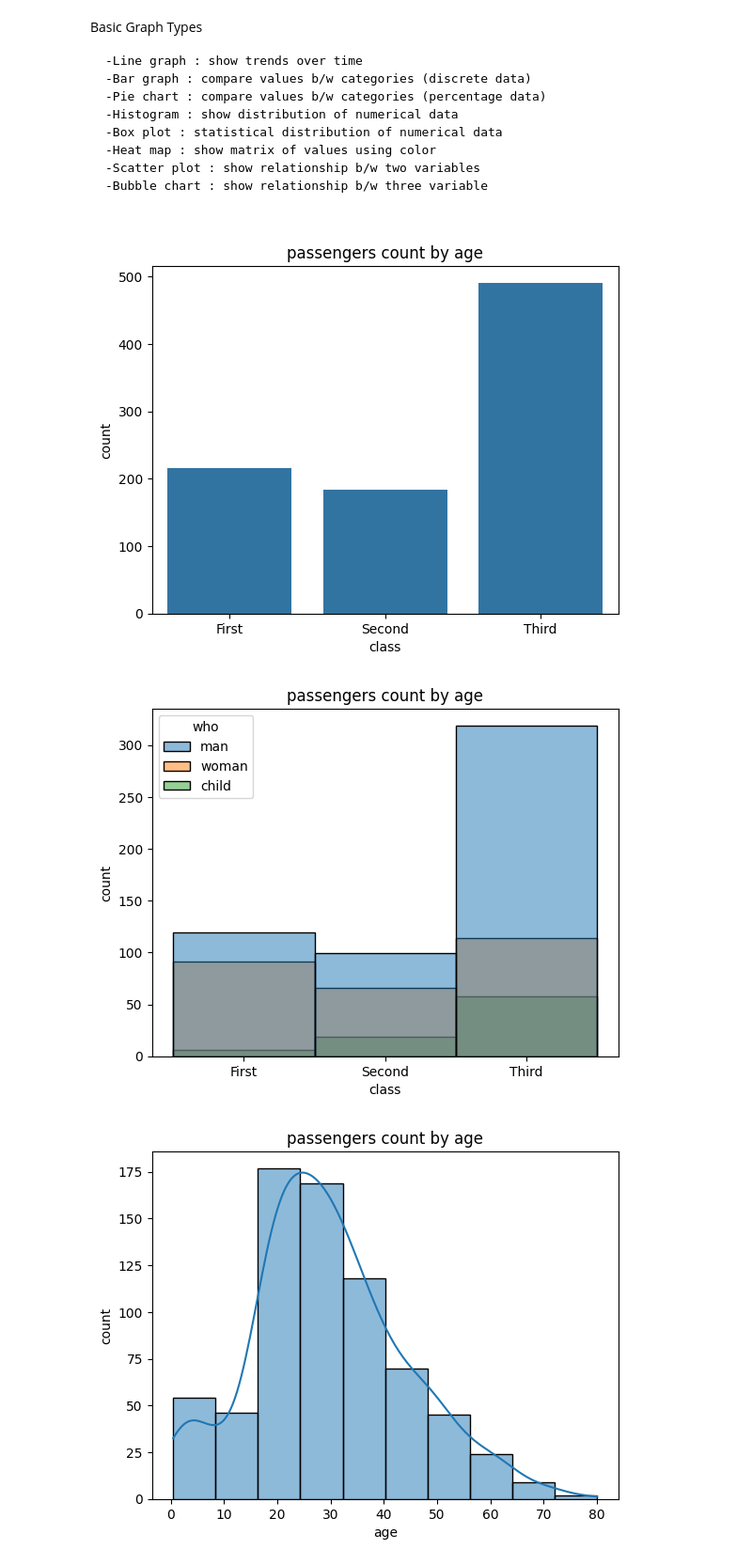
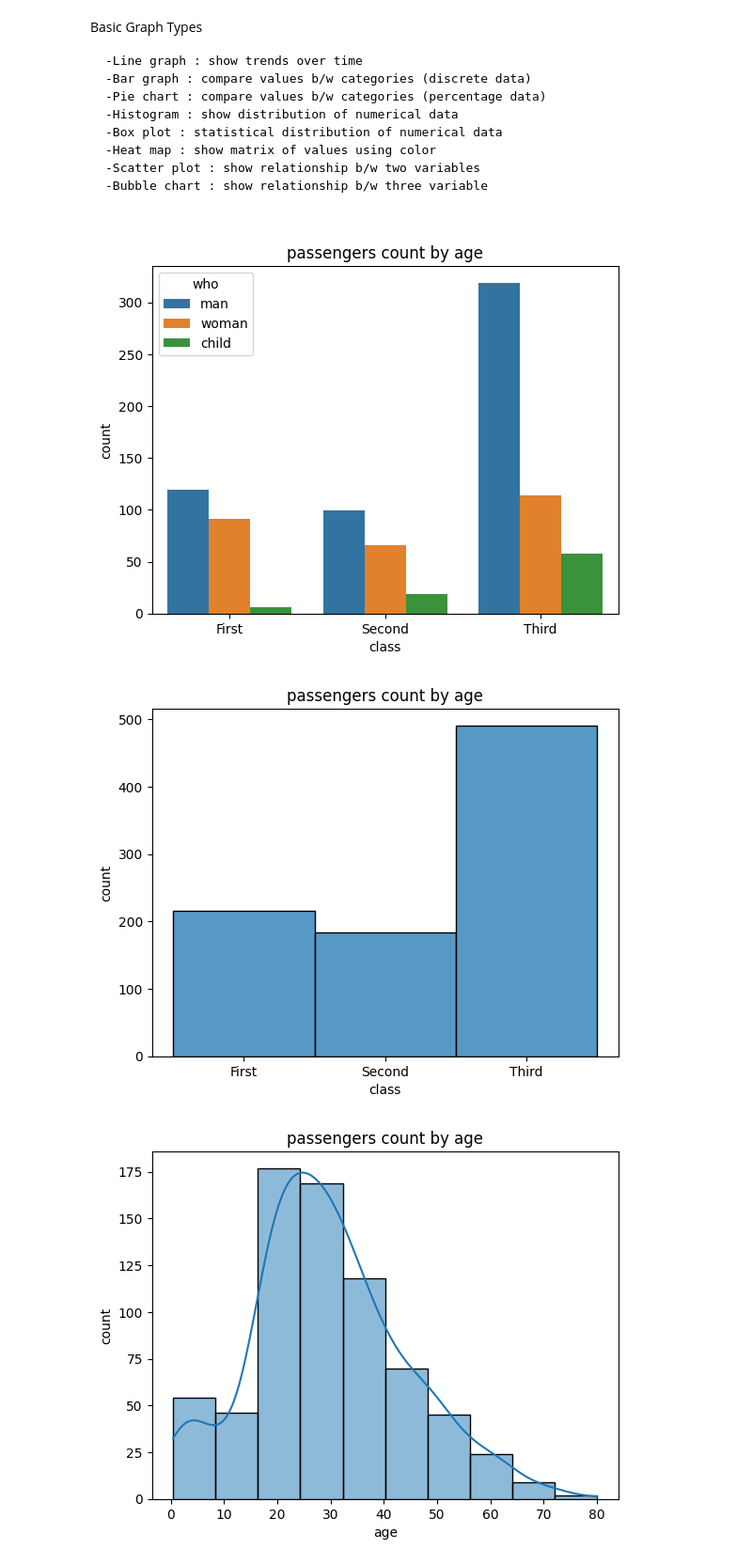
Before and after one commit to anutiwari55/python-data-analytic, a Jupyter notebook: Graphs.ipynb, the cells around one changed output. Shown at 94% size. Cells and saved outputs as stored; diff of their text form; code cells hidden in the pictures.

Commit message:
#graphs

```diff
--- a/Graphs.ipynb
+++ b/Graphs.ipynb
@@ -57,21 +57,21 @@ Basic Graph Types
 -Scatter plot : show relationship b/w two variables
 -Bubble chart : show relationship b/w three variable
 # %%
-sns.countplot(df, x='class')
+sns.countplot(df, x='class', hue="who")
 plt.title('passengers count by age')
 plt.xlabel("class")
 plt.ylabel("count")
 plt.show()
 # %% [output]
-[figure, old version]
+[figure, new version]
 # %%
-sns.histplot(df, x='class', hue='who')
+sns.histplot(df, x='class')
 plt.title('passengers count by age')
 plt.xlabel("class")
 plt.ylabel("count")
 plt.show()
 # %% [output]
-[figure, old version]
+[figure, new version]
 # %%
 sns.histplot(df, x='age', bins=10, kde= True)
 plt.title('passengers count by age')
```
Also changed, not shown: parts of 6 cells of this notebook.
